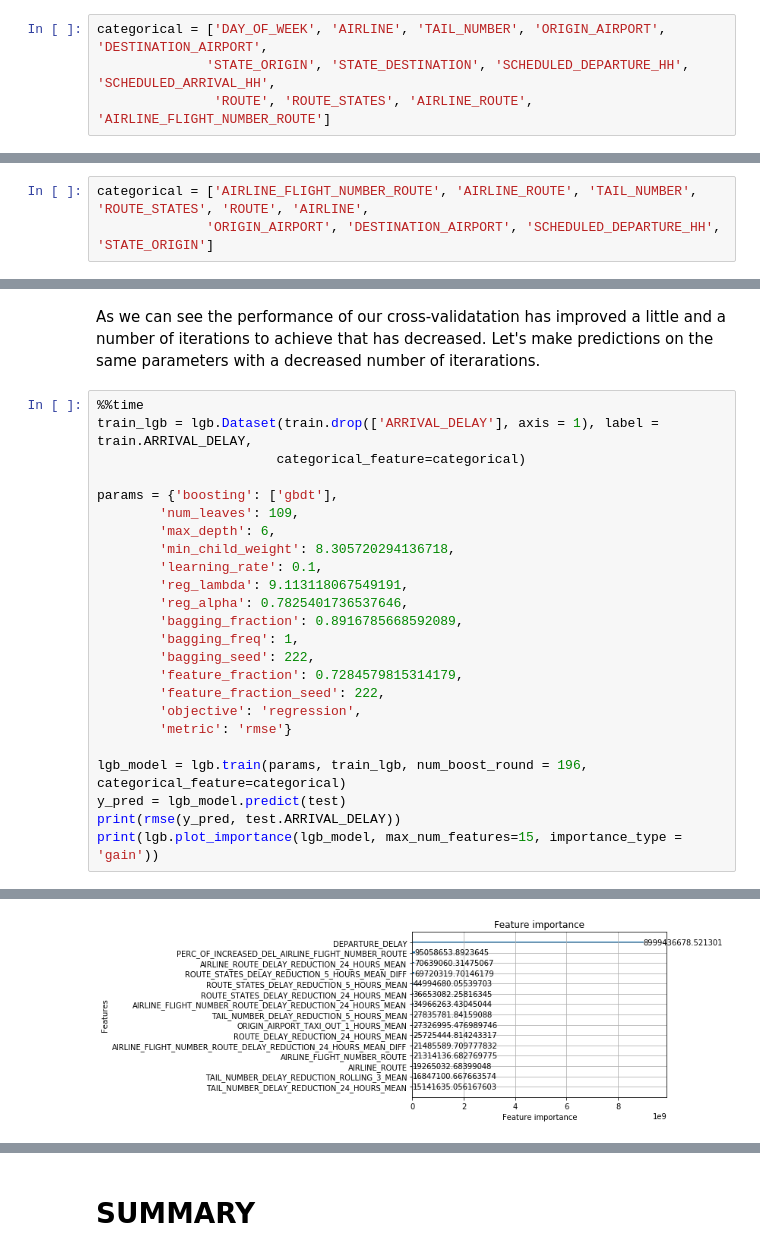
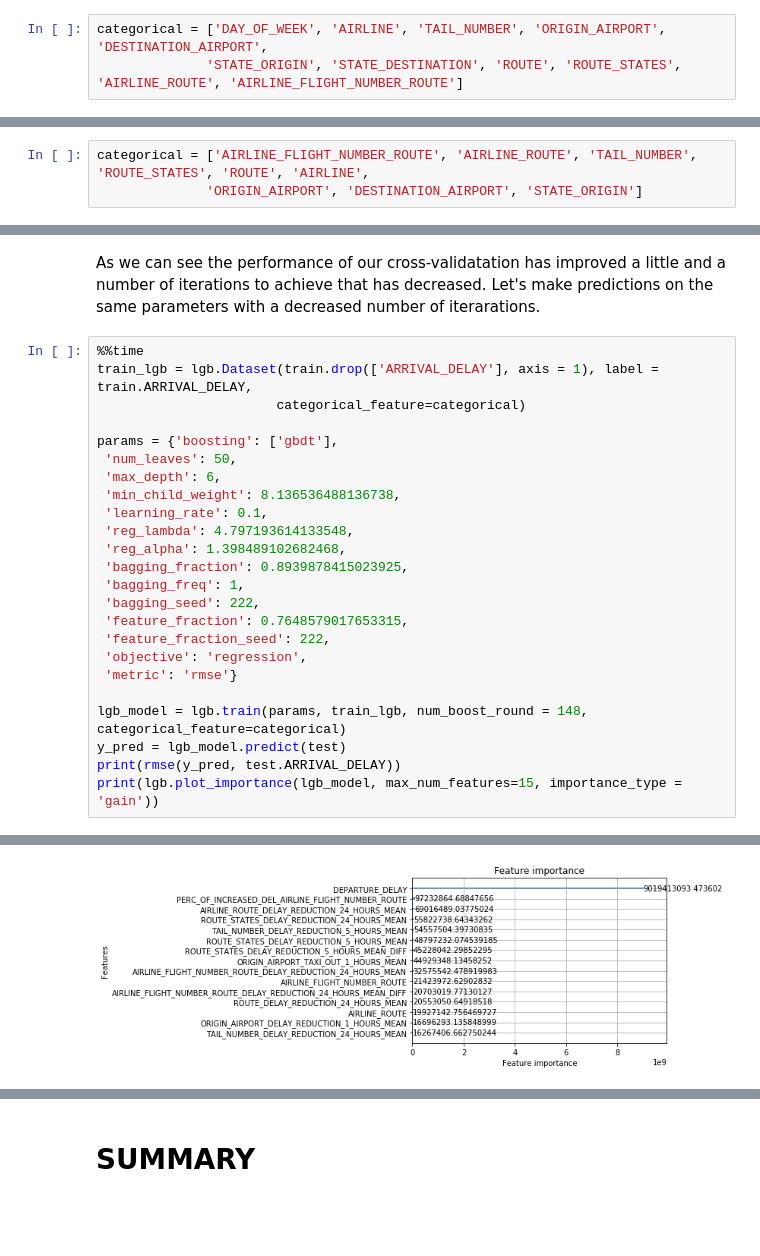
Before and after one commit to progin2037/flight_delays_prediction, a Jupyter notebook: 4. Model building.ipynb, the cells around one changed output, grey strips where cells are left out. Drawn from its saved outputs; the diff is of its cells as text; blank space fills up the shorter version.

```diff
--- a/4. Model building.ipynb
+++ b/4. Model building.ipynb
@@ -37,7 +37,6 @@ Let's now determine categorical variables of our data and encode them as digits.
 # %%
 categorical = ['DAY_OF_WEEK', 'AIRLINE', 'TAIL_NUMBER', 'ORIGIN_AIRPORT', 'DESTINATION_AIRPORT',
-              'STATE_ORIGIN', 'STATE_DESTINATION', 'SCHEDULED_DEPARTURE_HH', 'SCHEDULED_ARRIVAL_HH',
-               'ROUTE', 'ROUTE_STATES', 'AIRLINE_ROUTE', 'AIRLINE_FLIGHT_NUMBER_ROUTE']
+              'STATE_ORIGIN', 'STATE_DESTINATION', 'ROUTE', 'ROUTE_STATES', 'AIRLINE_ROUTE', 'AIRLINE_FLIGHT_NUMBER_ROUTE']
 # %%
 for col in categorical:
     le = LabelEncoder()
@@ -317,7 +275,7 @@ test = test[top_55_vars]
 We should also update our categorical variables.
 # %%
 categorical = ['AIRLINE_FLIGHT_NUMBER_ROUTE', 'AIRLINE_ROUTE', 'TAIL_NUMBER', 'ROUTE_STATES', 'ROUTE', 'AIRLINE',
-              'ORIGIN_AIRPORT', 'DESTINATION_AIRPORT', 'SCHEDULED_DEPARTURE_HH', 'STATE_ORIGIN']
+              'ORIGIN_AIRPORT', 'DESTINATION_AIRPORT', 'STATE_ORIGIN']
 # %% [markdown]
 Let's now examine how a removal of half of the variables will affect our performance.
 # %%
@@ -345,21 +302,21 @@ train_lgb = lgb.Dataset(train.drop(['ARRIVAL_DELAY'], axis = 1), label = train.A
                        categorical_feature=categorical)
 
 params = {'boosting': ['gbdt'],
-        'num_leaves': 109,
-        'max_depth': 6,
-        'min_child_weight': 8.305720294136718,
-        'learning_rate': 0.1,
-        'reg_lambda': 9.113118067549191,
-        'reg_alpha': 0.7825401736537646,
-        'bagging_fraction': 0.8916785668592089,
-        'bagging_freq': 1,
-        'bagging_seed': 222,
-        'feature_fraction': 0.7284579815314179,
-        'feature_fraction_seed': 222,
-        'objective': 'regression',
-        'metric': 'rmse'}
+ 'num_leaves': 50,
+ 'max_depth': 6,
+ 'min_child_weight': 8.136536488136738,
+ 'learning_rate': 0.1,
+ 'reg_lambda': 4.797193614133548,
+ 'reg_alpha': 1.398489102682468,
+ 'bagging_fraction': 0.8939878415023925,
+ 'bagging_freq': 1,
+ 'bagging_seed': 222,
+ 'feature_fraction': 0.7648579017653315,
+ 'feature_fraction_seed': 222,
+ 'objective': 'regression',
+ 'metric': 'rmse'}
 
-lgb_model = lgb.train(params, train_lgb, num_boost_round = 196, categorical_feature=categorical)
+lgb_model = lgb.train(params, train_lgb, num_boost_round = 148, categorical_feature=categorical)
 y_pred = lgb_model.predict(test)
 print(rmse(y_pred, test.ARRIVAL_DELAY))
 print(lgb.plot_importance(lgb_model, max_num_features=15, importance_type = 'gain'))
@@ -370,2 +327,2 @@ Wall time: 20.3 s
-[figure, old version]
+[figure, new version]
 # %% [markdown]
```
Also changed, not shown: parts of 18 cells of this notebook.
